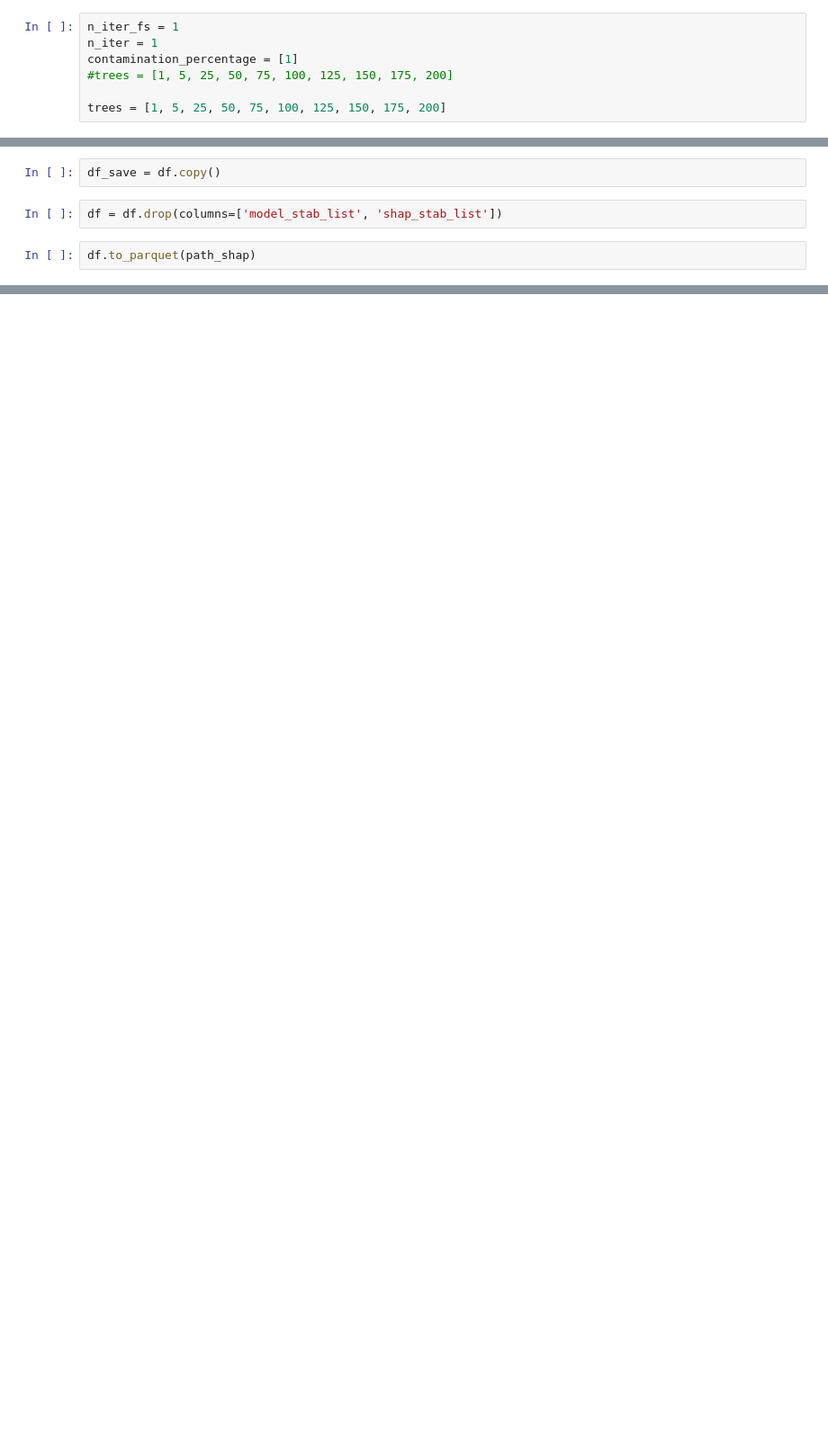
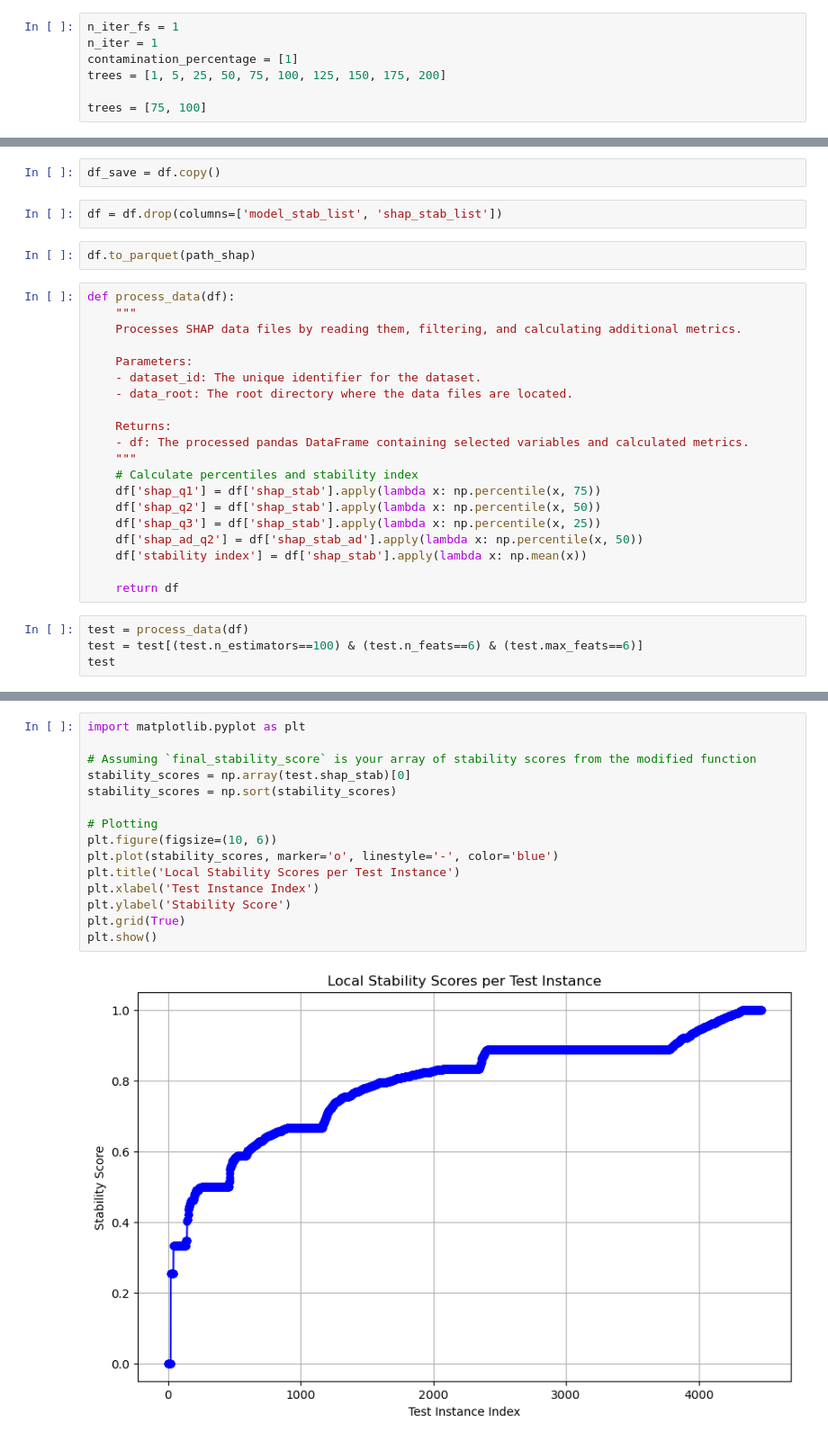
Before and after one commit to edo1691/ad_shap_stability, a Jupyter notebook: notebooks/01_03_train_model_with_iterations.ipynb, the cells around one changed output, grey strips where cells are left out. Shown at 90% size. Saved outputs shown, nothing was run; the diff lists cells and outputs as text; blank space fills up the shorter version.

```diff
--- a/notebooks/01_03_train_model_with_iterations.ipynb
+++ b/notebooks/01_03_train_model_with_iterations.ipynb
@@ -44,9 +44,9 @@ from src.utils.functions import adjust_fi
 n_iter_fs = 1
 n_iter = 1
 contamination_percentage = [1]
-#trees = [1, 5, 25, 50, 75, 100, 125, 150, 175, 200]
+trees = [1, 5, 25, 50, 75, 100, 125, 150, 175, 200]
 
-trees = [1, 5, 25, 50, 75, 100, 125, 150, 175, 200]
+trees = [75, 100]
 # %% [markdown]
 ## Data-set
 # %%
@@ -107,3 +107,27 @@ df_save = df.copy()
 df = df.drop(columns=['model_stab_list', 'shap_stab_list'])
 # %%
 df.to_parquet(path_shap)
+# %%
+def process_data(df):
+    """
+    Processes SHAP data files by reading them, filtering, and calculating additional metrics.
+
+    Parameters:
+    - dataset_id: The unique identifier for the dataset.
+    - data_root: The root directory where the data files are located.
+
+    Returns:
+    - df: The processed pandas DataFrame containing selected variables and calculated metrics.
+    """
+    # Calculate percentiles and stability index
+    df['shap_q1'] = df['shap_stab'].apply(lambda x: np.percentile(x, 75))
+    df['shap_q2'] = df['shap_stab'].apply(lambda x: np.percentile(x, 50))
+    df['shap_q3'] = df['shap_stab'].apply(lambda x: np.percentile(x, 25))
+    df['shap_ad_q2'] = df['shap_stab_ad'].apply(lambda x: np.percentile(x, 50))
+    df['stability index'] = df['shap_stab'].apply(lambda x: np.mean(x))
+
+    return df
+# %%
+test = process_data(df)
+test = test[(test.n_estimators==100) & (test.n_feats==6) & (test.max_feats==6)]
+test
@@ -109,0 +138,17 @@ df.to_parquet(path_shap)
+# %%
+import matplotlib.pyplot as plt
+
+# Assuming `final_stability_score` is your array of stability scores from the modified function
+stability_scores = np.array(test.shap_stab)[0]
+stability_scores = np.sort(stability_scores)
+
+# Plotting
+plt.figure(figsize=(10, 6))
+plt.plot(stability_scores, marker='o', linestyle='-', color='blue')
+plt.title('Local Stability Scores per Test Instance')
+plt.xlabel('Test Instance Index')
+plt.ylabel('Stability Score')
+plt.grid(True)
+plt.show()
+# %% [output]
+[figure, added]
```
Also changed, not shown: parts of 2 cells of this notebook, 4 other files.
